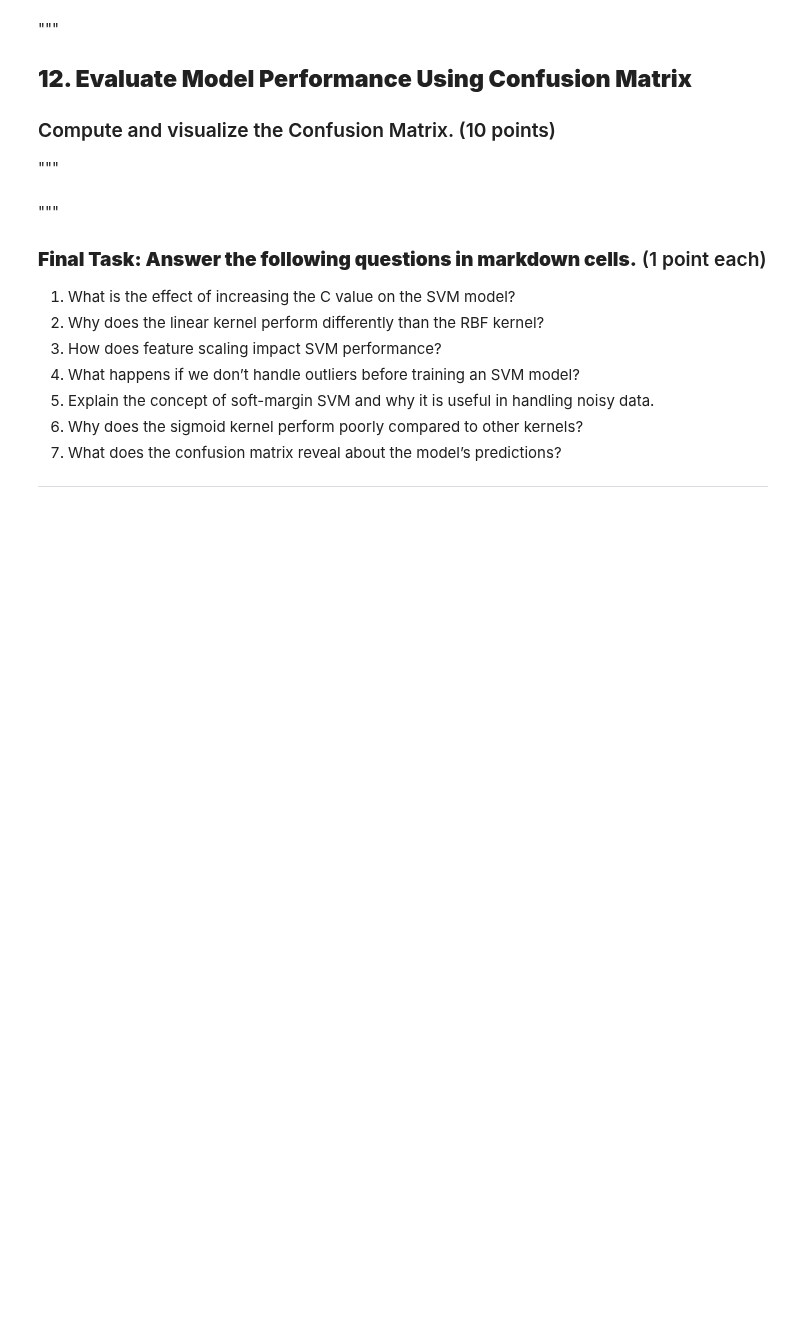
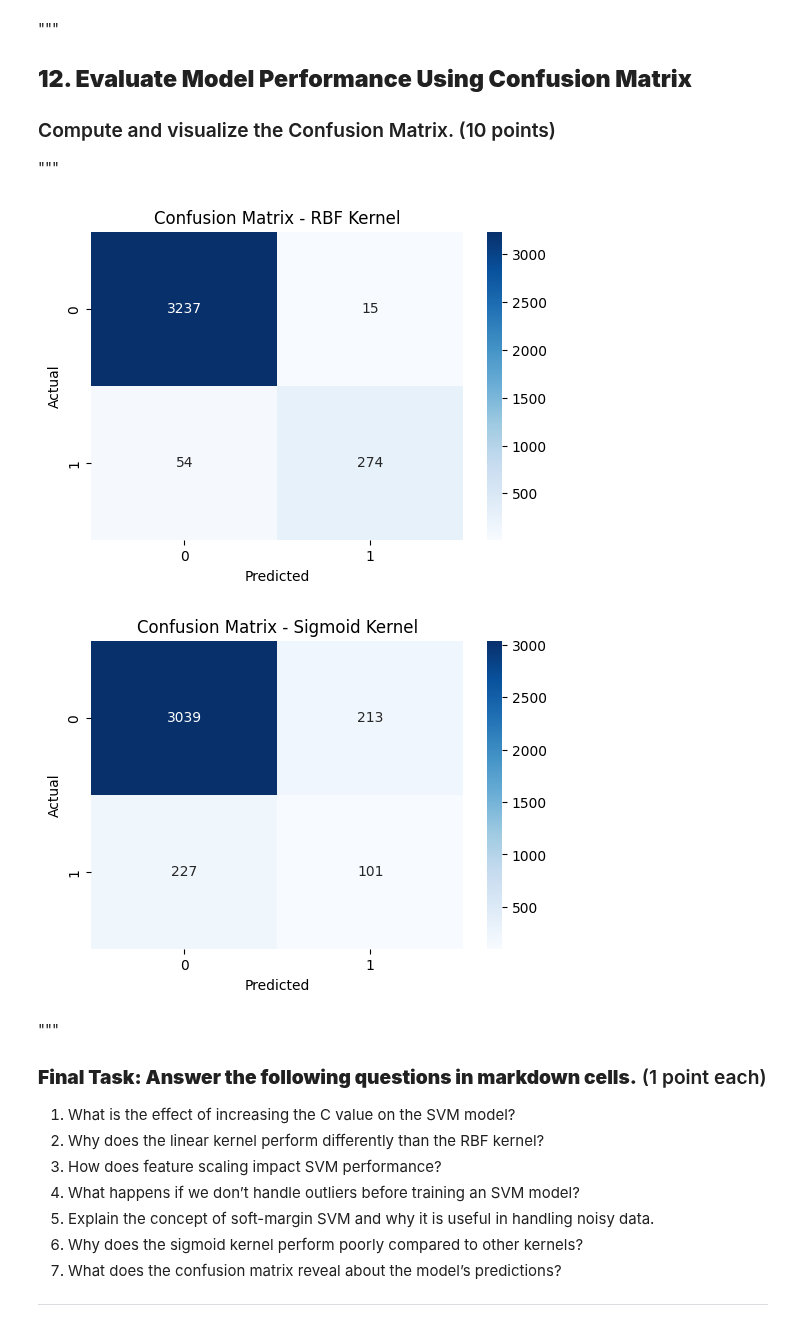
Before and after one commit to dsmith513/homework, a Jupyter notebook: cs412/hw4/SVM.ipynb, the cells around one changed output. Drawn from its saved outputs; the diff is of its cells as text; code cells hidden in the pictures; blank space fills up the shorter version.

```diff
--- a/cs412/hw4/SVM.ipynb
+++ b/cs412/hw4/SVM.ipynb
@@ -105,3 +336,16 @@ Try modifying the C value and analyze its impact on overfitting.
 """
 ## **10. Tune Hyperparameters: Kernel and C Value** (5 points)
 ###
+# %%
+models = {
+    "RBF_C1": SVC(C=1, kernel='rbf', random_state=42),
+    "RBF_C10": SVC(C=10, kernel='rbf', random_state=42),
+    "RBF_C100": SVC(C=100, kernel='rbf', random_state=42),
+    "RBF_C1000": SVC(C=1000, kernel='rbf', random_state=42),
+}
+
+for name, model in models.items():
+    model.fit(X_train_scaled, y_train)
+    y_pred = model.predict(X_test_scaled)
+    acc = accuracy_score(y_test, y_pred)
+    print(f"{name}: {acc:.4f}")
@@ -110,3 +359,15 @@ Try modifying the C value and analyze its impact on overfitting.
 ## **11. Train SVM with Different Kernels**
 ###  Train SVM with a **RBF and sigmoid kernel** and compare results. (10 points)
 """
+# %%
+svm_rbf = SVC(kernel='rbf', C=1.0, random_state=42)
+svm_sigmoid = SVC(kernel='sigmoid', C=1.0, random_state=42)
+
+svm_rbf.fit(X_train_scaled, y_train)
+svm_sigmoid.fit(X_train_scaled, y_train)
+
+y_pred_rbf = svm_rbf.predict(X_test_scaled)
+y_pred_sigmoid = svm_sigmoid.predict(X_test_scaled)
+
+print("RBF Kernel Accuracy:", accuracy_score(y_test, y_pred_rbf))
+print("Sigmoid Kernel Accuracy:", accuracy_score(y_test, y_pred_sigmoid))
@@ -115,6 +379,26 @@ Try modifying the C value and analyze its impact on overfitting.
 ## **12. Evaluate Model Performance Using Confusion Matrix**
 ### Compute and visualize the Confusion Matrix. (10 points)
 """
+# %%
+cm_rbf = confusion_matrix(y_test, y_pred_rbf)
+cm_sigmoid = confusion_matrix(y_test, y_pred_sigmoid)
+
+plt.figure(figsize=(6, 4))
+sns.heatmap(cm_rbf, annot=True, fmt='d', cmap='Blues')
+plt.title("Confusion Matrix - RBF Kernel")
+plt.xlabel("Predicted")
+plt.ylabel("Actual")
+plt.show()
+
+plt.figure(figsize=(6, 4))
+sns.heatmap(cm_sigmoid, annot=True, fmt='d', cmap='Blues')
+plt.title("Confusion Matrix - Sigmoid Kernel")
+plt.xlabel("Predicted")
+plt.ylabel("Actual")
+plt.show()
+# %% [output]
+[figure, added]
+[figure, added]
 # %% [markdown]
 """
 ### **Final Task: Answer the following questions in markdown cells.** (1 point each)
```
Also changed, not shown: parts of 17 cells of this notebook, 8 other files.
